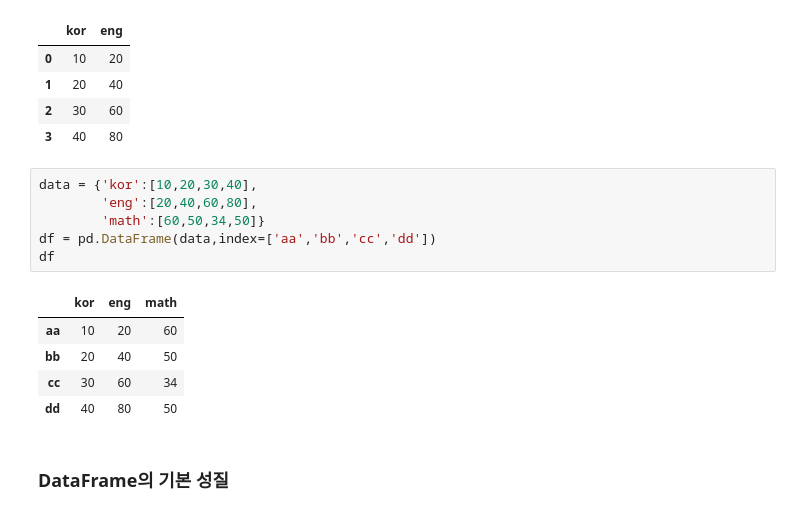
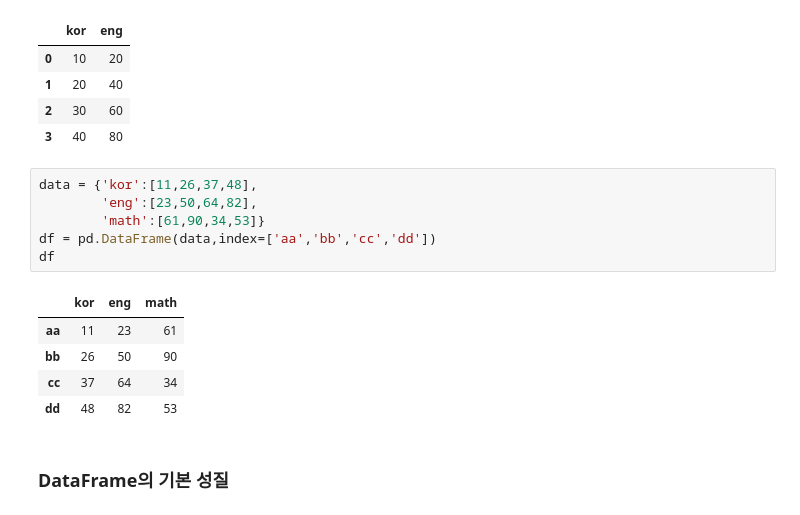
Before and after one commit to minsuk-sung/ssmc_python_using_bigdata, a Jupyter notebook: data_analysis/pythonTest/pandas_DataFrame.ipynb, the cells around one changed output. Drawn from its saved outputs; the diff is of its cells as text.

```diff
--- a/data_analysis/pythonTest/pandas_DataFrame.ipynb
+++ b/data_analysis/pythonTest/pandas_DataFrame.ipynb
@@ -49,17 +49,17 @@ df
 | 2 | 30 | 60 |
 | 3 | 40 | 80 |
 # %%
-data = {'kor':[10,20,30,40],
-        'eng':[20,40,60,80],
-        'math':[60,50,34,50]}
+data = {'kor':[11,26,37,48],
+        'eng':[23,50,64,82],
+        'math':[61,90,34,53]}
 df = pd.DataFrame(data,index=['aa','bb','cc','dd'])
 df
 # %% [output]
 |  | kor | eng | math |
-| aa | 10 | 20 | 60 |
-| bb | 20 | 40 | 50 |
-| cc | 30 | 60 | 34 |
-| dd | 40 | 80 | 50 |
+| aa | 11 | 23 | 61 |
+| bb | 26 | 50 | 90 |
+| cc | 37 | 64 | 34 |
+| dd | 48 | 82 | 53 |
 # %% [markdown]
 ### DataFrame의 기본 성질
 # %%
```
Also changed, not shown: parts of 20 cells of this notebook.
